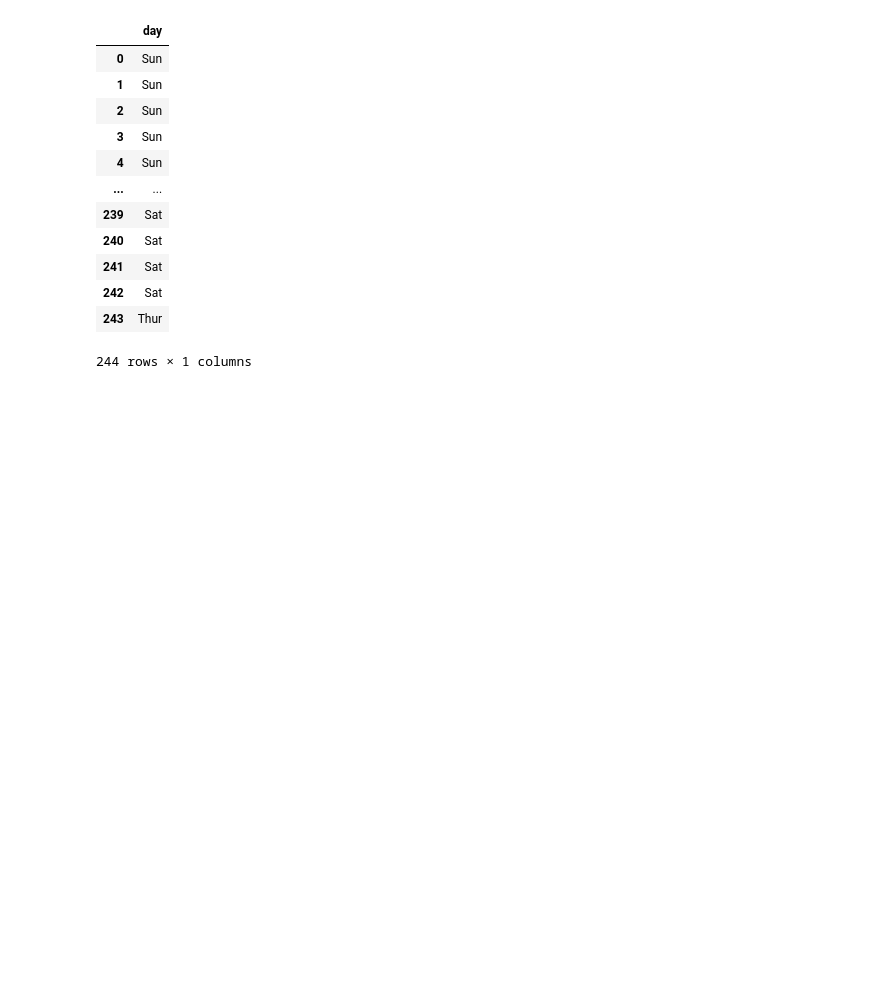
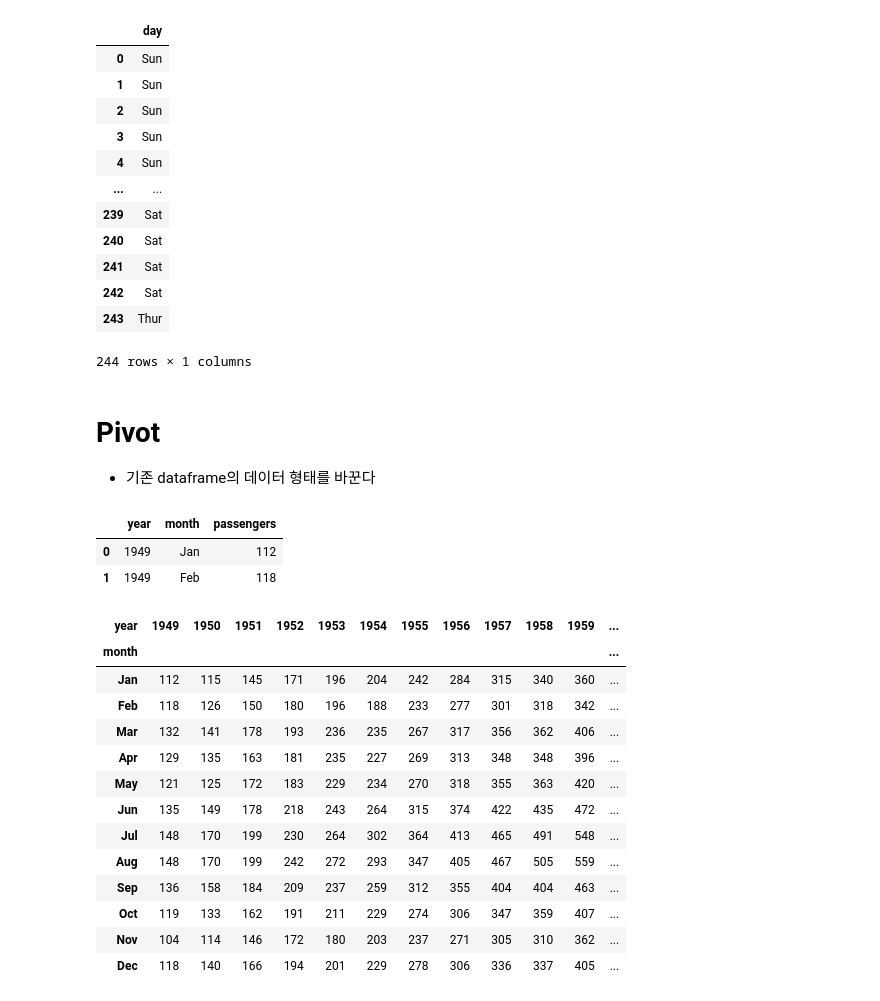
Before and after one commit to Jake0925/Pandas, a Jupyter notebook: Pandas2.ipynb, the cells around one changed output. Saved outputs shown, nothing was run; the diff lists cells and outputs as text; code cells hidden in the pictures; blank space fills up the shorter version.

```diff
--- a/Pandas2.ipynb
+++ b/Pandas2.ipynb
@@ -5,8 +5,16 @@ import pandas as pd
 import numpy as np
 import matplotlib.pyplot as plt
 import seaborn as sns
-tips = sns.load_dataset('tips')
+
 titanic = sns.load_dataset('titanic')
+diamonds = sns.load_dataset('diamonds')
+penguins = sns.load_dataset("penguins")
+excercise = sns.load_dataset("exercise")
+iris = sns.load_dataset('iris')
+tips= sns.load_dataset('tips')
+anscombe = sns.load_dataset("anscombe")
+dots = sns.load_dataset('dots')
+flights = sns.load_dataset('flights')
 # %% [markdown]
 # describe
 # %%
@@ -278,3 +286,30 @@ ips.filter(regex='day')
 | 242 | Sat |
 | 243 | Thur |
 244 rows × 1 columns
+# %% [markdown]
+# Pivot
+- 기존 dataframe의 데이터 형태를 바꾼다
+# %%
+flights.head(2)
+# %% [output]
+|  | year | month | passengers |
+| 0 | 1949 | Jan | 112 |
+| 1 | 1949 | Feb | 118 |
+# %%
+df_h=flights.pivot(index='month', columns='year', values='passengers')
+df_h
+# %% [output]
+| year | 1949 | 1950 | 1951 | 1952 | 1953 | 1954 | 1955 | 1956 | 1957 | 1958 | 1959 | ... |
+| month |  |  |  |  |  |  |  |  |  |  |  | ... |
+| Jan | 112 | 115 | 145 | 171 | 196 | 204 | 242 | 284 | 315 | 340 | 360 | ... |
+| Feb | 118 | 126 | 150 | 180 | 196 | 188 | 233 | 277 | 301 | 318 | 342 | ... |
+| Mar | 132 | 141 | 178 | 193 | 236 | 235 | 267 | 317 | 356 | 362 | 406 | ... |
+| Apr | 129 | 135 | 163 | 181 | 235 | 227 | 269 | 313 | 348 | 348 | 396 | ... |
+| May | 121 | 125 | 172 | 183 | 229 | 234 | 270 | 318 | 355 | 363 | 420 | ... |
+| Jun | 135 | 149 | 178 | 218 | 243 | 264 | 315 | 374 | 422 | 435 | 472 | ... |
+| Jul | 148 | 170 | 199 | 230 | 264 | 302 | 364 | 413 | 465 | 491 | 548 | ... |
+| Aug | 148 | 170 | 199 | 242 | 272 | 293 | 347 | 405 | 467 | 505 | 559 | ... |
+| Sep | 136 | 158 | 184 | 209 | 237 | 259 | 312 | 355 | 404 | 404 | 463 | ... |
+| Oct | 119 | 133 | 162 | 191 | 211 | 229 | 274 | 306 | 347 | 359 | 407 | ... |
+| Nov | 104 | 114 | 146 | 172 | 180 | 203 | 237 | 271 | 305 | 310 | 362 | ... |
+| Dec | 118 | 140 | 166 | 194 | 201 | 229 | 278 | 306 | 336 | 337 | 405 | ... |
```
Also changed, not shown: parts of 1 cell of this notebook.
